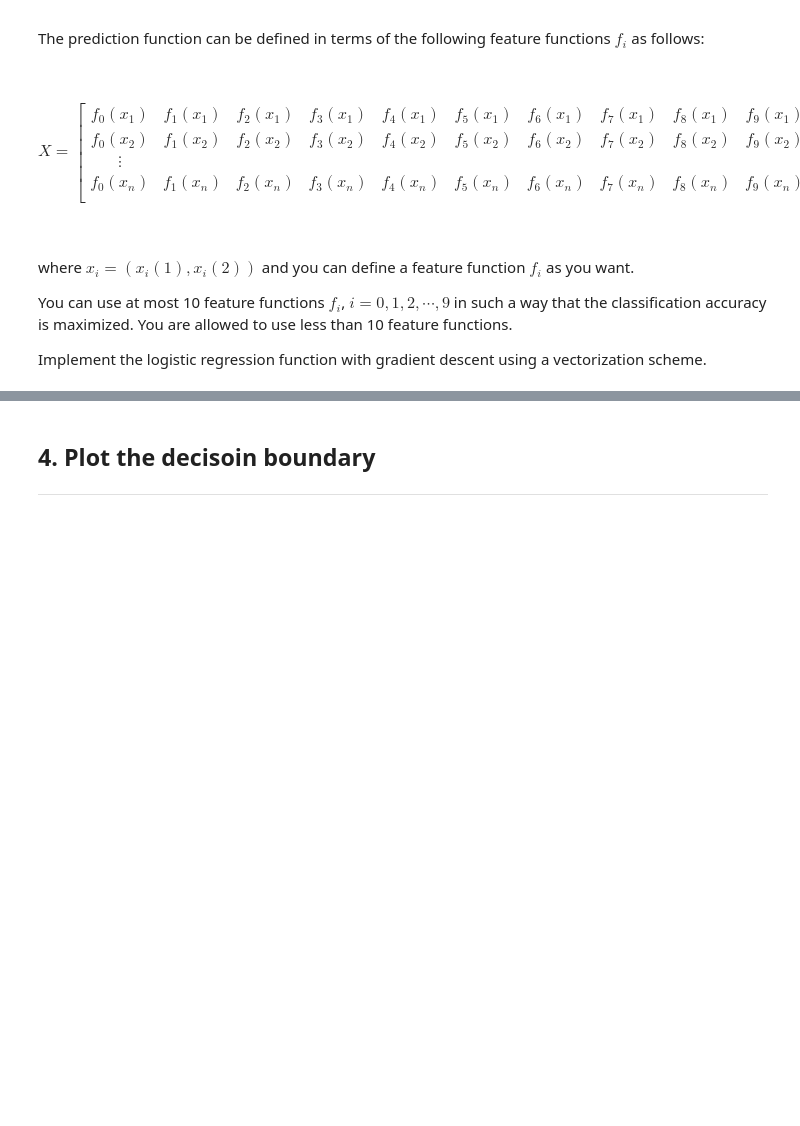
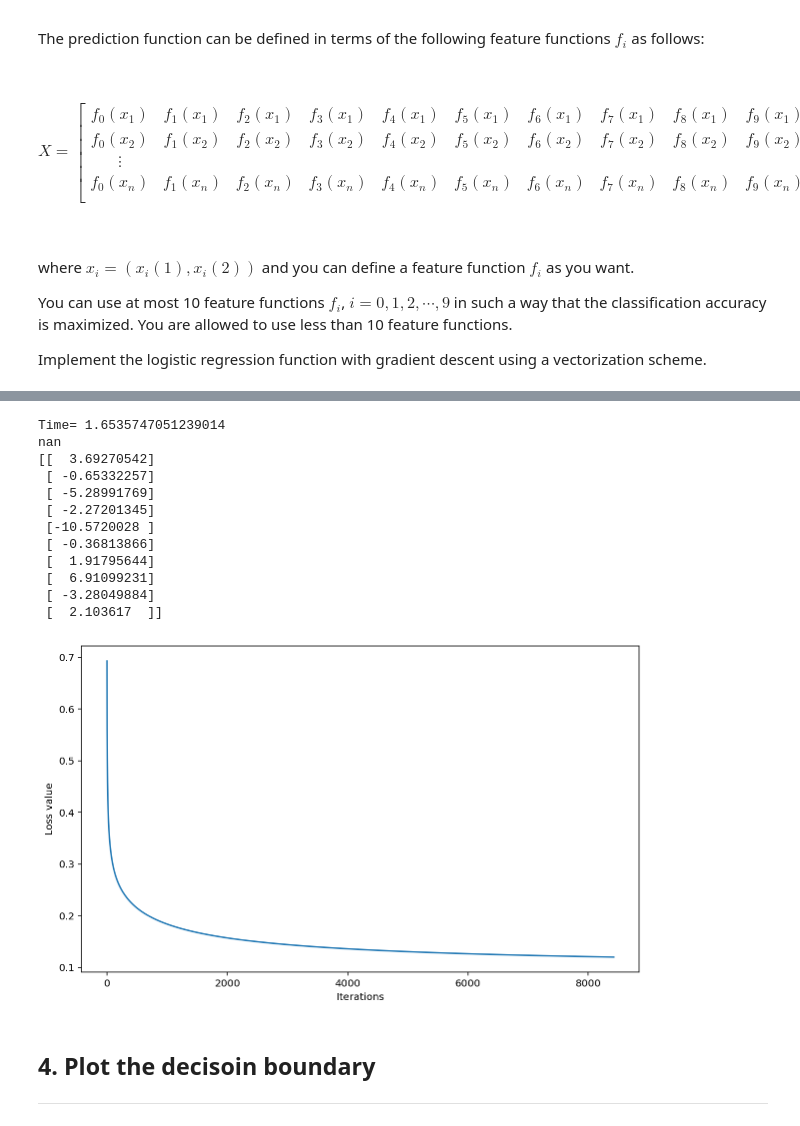
Before and after one commit to minjoong507/Machine-learning-project, a Jupyter notebook: 5week/notebook/assignment-05-b.ipynb, the cells around one changed output, grey strips where cells are left out. Cells and saved outputs as stored; diff of their text form; code cells hidden in the pictures; blank space fills up the shorter version.

```diff
--- a/5week/notebook/assignment-05-b.ipynb
+++ b/5week/notebook/assignment-05-b.ipynb
@@ -44,7 +44,7 @@ Plot the data points.
 You may use matplotlib function `scatter(x,y)`.
 # %%
 # import data with numpy
-data = np.loadtxt('dataset-noise-02.txt', delimiter=',')
+data = np.loadtxt('dataset-b.txt', delimiter=',')
 
 # number of training data
 n = data.shape[0]
@@ -53,16 +53,16 @@ print('Shape of the data = {}'.format(data.shape))
 print('Data type of the data = {}'.format(data.dtype))
 
 # plot
-x1 = data[:,0] # feature 1
-x2 = data[:,1] # feature 2
-idx = data[:,2] # label
+x1 = data[:,0].reshape(data.shape[0], 1) # feature 1
+x2 = data[:,1].reshape(data.shape[0], 1) # feature 2
+idx = data[:,2].reshape(data.shape[0], 1) # label
 
-idx_class0 =   # index of class0
-idx_class1 =   # index of class1
+idx_class0 = np.array([[x1[i], x2[i]] for i in range(len(idx)) if idx[i] == 0]) # index of class0
+idx_class1 = np.array([[x1[i], x2[i]] for i in range(len(idx)) if idx[i] == 1]) # index of class1
 
 plt.figure(1,figsize=(10,10))
-plt.scatter( , s=50, c='r', marker='.', label='class=0')
-plt.scatter( , s=50, c='b', marker='.', label='class=1')
+plt.scatter(idx_class0[:,0], idx_class0[:,1] , s=50, c='r', marker='.', label='class=0')
+plt.scatter(idx_class1[:,0], idx_class1[:,1], s=50, c='b', marker='.', label='class=1')
 plt.title('Training data')
 plt.legend()
 plt.show()
@@ -206,3 +167,52 @@ nan
+# %%
+x1 = data[:,0].reshape(data.shape[0], 1)
+x2 = data[:,1].reshape(data.shape[0], 1)
+y = data[:,2].reshape(data.shape[0], 1)
+
+# construct data matrix
+
+n = data.shape[0]
+X = np.ones([n,10])
+for k in range(X.shape[1]):
+    if k % 3 == 0:
+        X[:,k] = [(x1[i] * x2[i]) ** (int(k/3)) for i in range(len(X[:,1]))]
+    elif k %3 == 1:
+        X[:,k] = [x1[i] ** (int(k/3) + 1) for i in range(len(X[:,1]))]
+    else:
+        X[:,k] = [x2[i] ** (int(k/3) + 1) for i in range(len(X[:,1]))]
+
+# parameters vector
+w = np.array([1,1,1,1,1,1,1,1,1,1])[:,None] # [:,None] adds a singleton dimension
+
+# run gradient descent algorithm
+start = time.time()
+w_init = np.array([0 for i in range(10)])[:,None]
+tau = 1e-1; max_iter = 10000
+w, L_iters = grad_desc(X, y, w_init, tau, max_iter)
+print('Time=',time.time() - start)
+print(L_iters[-1])
+print(w)
+
+# plot
+plt.figure(3, figsize=(10,6))
+plt.plot([i for i in range(len(L_iters))], L_iters)
+plt.xlabel('Iterations')
+plt.ylabel('Loss value')
+plt.show()
+# %% [output]
+Time= 1.6535747051239014
+nan
+[[  3.69270542]
+ [ -0.65332257]
+ [ -5.28991769]
+ [ -2.27201345]
+ [-10.5720028 ]
+ [ -0.36813866]
+ [  1.91795644]
+ [  6.91099231]
+ [ -3.28049884]
+ [  2.103617  ]]
+[figure, added]
 # %% [markdown]
 ## 4. Plot the decisoin boundary
 <hr>
```
Also changed, not shown: parts of 5 cells of this notebook.
